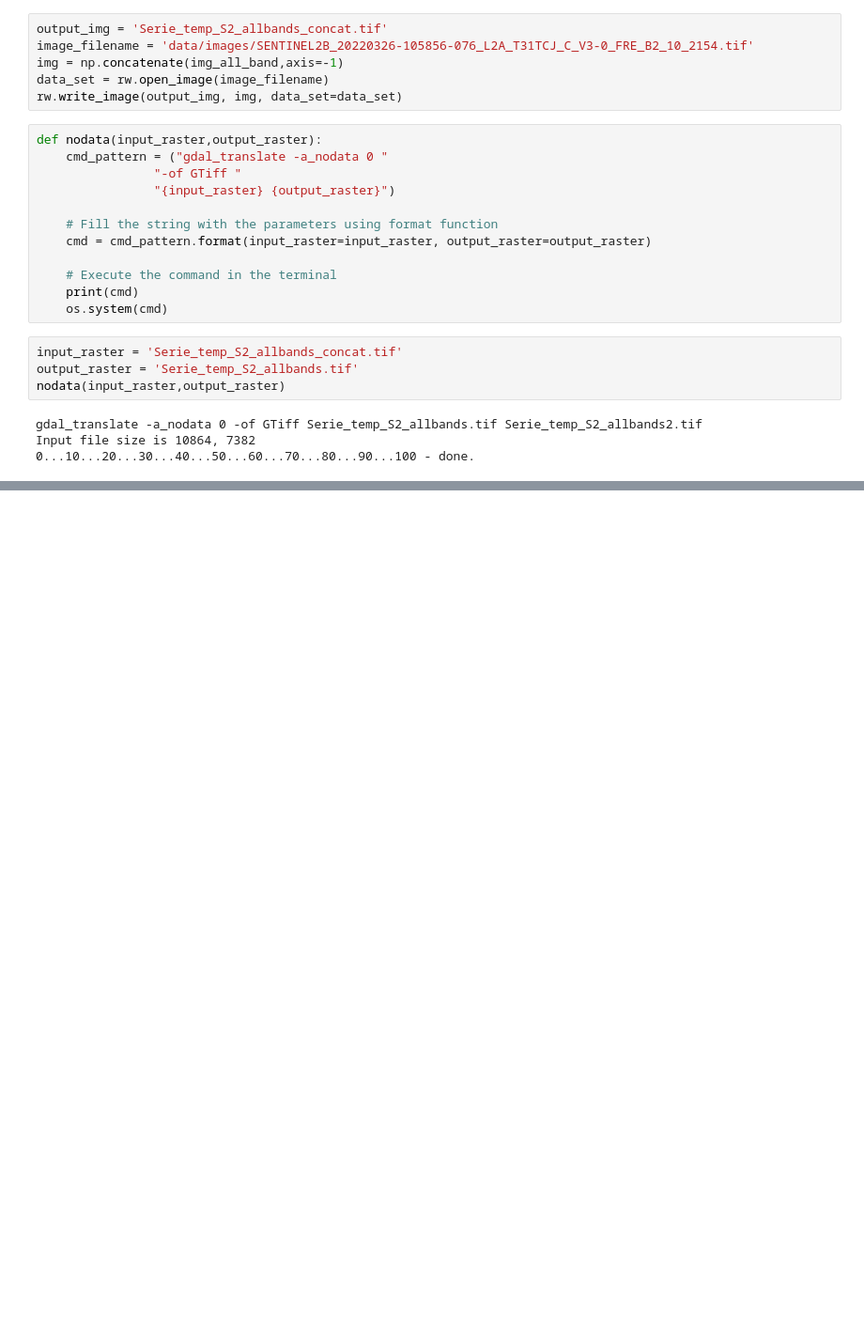
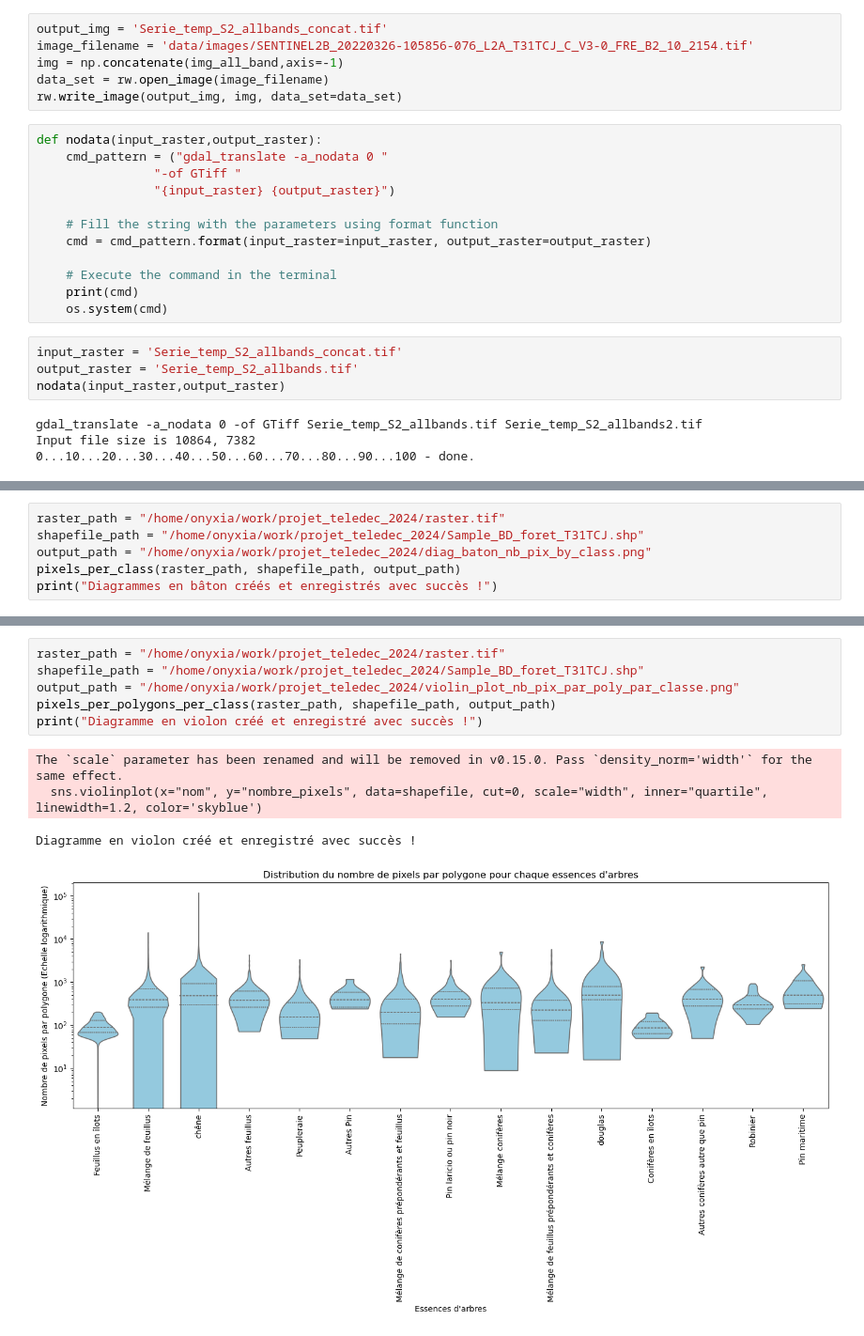
Before and after one commit to Sulakov38/projet_teledec_2024, a Jupyter notebook: fonctions_pretraitements.ipynb, the cells around one changed output, grey strips where cells are left out. Shown: that part at 94% size. Saved outputs shown, nothing was run; the diff lists cells and outputs as text; blank space fills up the shorter version.

```diff
--- a/fonctions_pretraitements.ipynb
+++ b/fonctions_pretraitements.ipynb
@@ -250,0 +347,6 @@ Input file size is 10864, 7382
+# %%
+raster_path = "/home/onyxia/work/projet_teledec_2024/raster.tif"
+shapefile_path = "/home/onyxia/work/projet_teledec_2024/Sample_BD_foret_T31TCJ.shp"
+output_path = "/home/onyxia/work/projet_teledec_2024/diag_baton_nb_pix_by_class.png"
+pixels_per_class(raster_path, shapefile_path, output_path)
+print("Diagrammes en bâton créés et enregistrés avec succès !")
@@ -250,0 +405,11 @@ Input file size is 10864, 7382
+# %%
+raster_path = "/home/onyxia/work/projet_teledec_2024/raster.tif"
+shapefile_path = "/home/onyxia/work/projet_teledec_2024/Sample_BD_foret_T31TCJ.shp"
+output_path = "/home/onyxia/work/projet_teledec_2024/violin_plot_nb_pix_par_poly_par_classe.png"
+pixels_per_polygons_per_class(raster_path, shapefile_path, output_path)
+print("Diagramme en violon créé et enregistré avec succès !")
+# %% [output]
+The `scale` parameter has been renamed and will be removed in v0.15.0. Pass `density_norm='width'` for the same effect.
+  sns.violinplot(x="nom", y="nombre_pixels", data=shapefile, cut=0, scale="width", inner="quartile", linewidth=1.2, color='skyblue')
+Diagramme en violon créé et enregistré avec succès !
+[figure, added]
```
Also changed, not shown: parts of 5 cells of this notebook, 4 other files.
